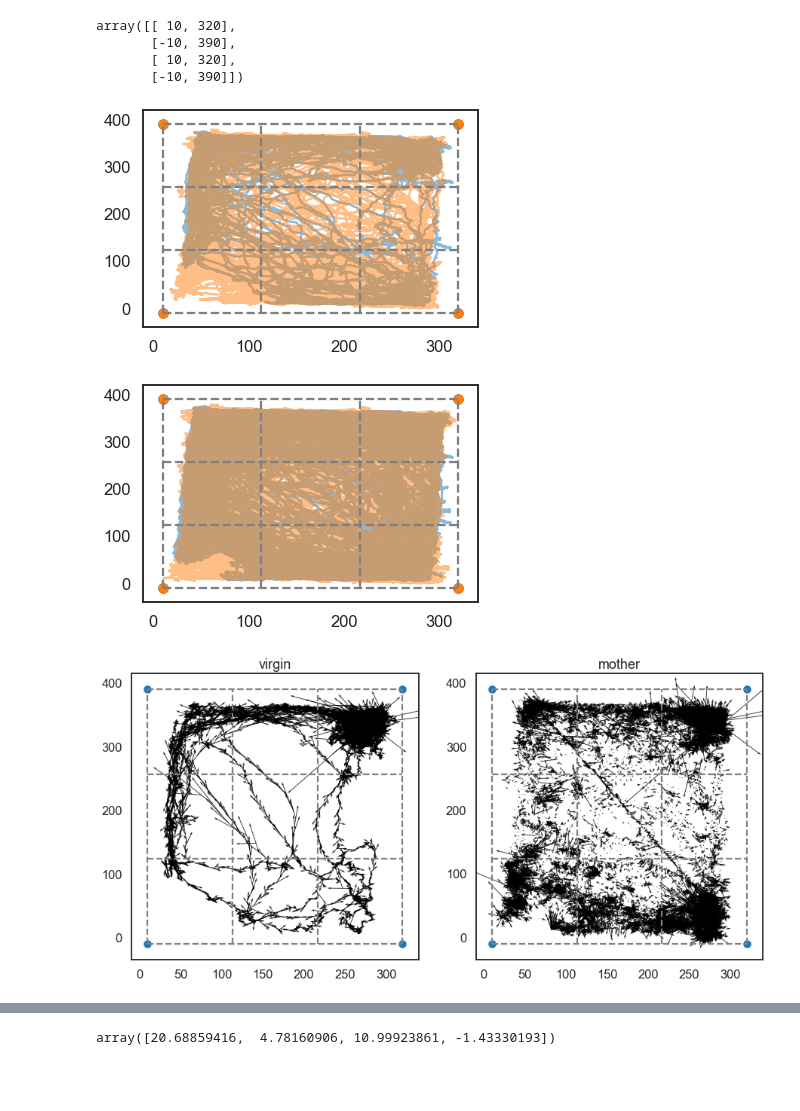
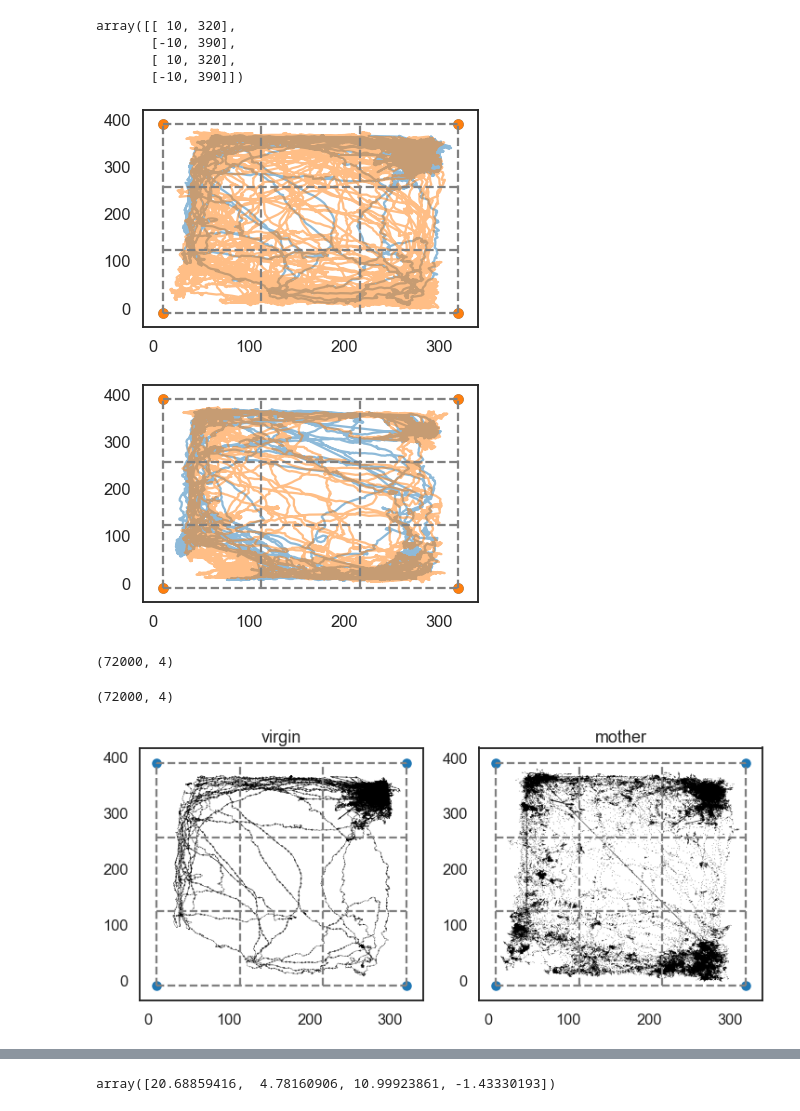
Before and after one commit to cunningham-lab/SocialBehaviors, a Jupyter notebook: SocialBehaviorptc/project_notebooks/gridmodel/grid_direction_model_K4.ipynb, the cells around one changed output, grey strips where cells are left out. Drawn from its saved outputs; the diff is of its cells as text; code cells hidden in the pictures; blank space fills up the shorter version.

```diff
--- a/SocialBehaviorptc/project_notebooks/gridmodel/grid_direction_model_K4.ipynb
+++ b/SocialBehaviorptc/project_notebooks/gridmodel/grid_direction_model_K4.ipynb
@@ -33,7 +33,7 @@ import joblib
 # data
 # %%
 trajs_all = joblib.load("trajs_all")
-trajs = trajs_all[36000*0:36000*5]
+trajs = trajs_all[36000*0:36000*2]
 f_trajs = filter_traj_by_speed(trajs, q1=0.9, q2=0.9)
 # %%
 arena_xmin = 10
@@ -107,10 +107,14 @@ plot_2_mice(trajs, alpha=0.5)
 plt.scatter([10,10,320,320],[-10,390,-10,390])
 plot_grid()
 # %% [output]
-[figure, old version]
+[figure, new version]
 # %%
-plot_2_mice(trajs_all, alpha=0.5)
+plot_2_mice(trajs_all[36000*15:36000*18], alpha=0.5)
 plt.scatter([10,10,320,320],[-10,390,-10,390])
 plot_grid()
 # %% [output]
-[figure, old version]
+[figure, new version]
+# %%
+trajs.shape
+# %% [output]
+(72000, 4)
@@ -116,0 +128,4 @@ plot_grid()
+# %%
+trajs.shape
+# %% [output]
+(72000, 4)
@@ -117,5 +136,5 @@ plot_grid()
 # %%
-plt.figure(figsize=(15,7))
-plot_realdata_quiver(trajs)
+plt.figure(figsize=(12,5))
+plot_realdata_quiver(trajs, scale=1)
 # %% [output]
-[figure, old version]
+[figure, new version]
```
Also changed, not shown: parts of 8 cells of this notebook, 5 other files.
